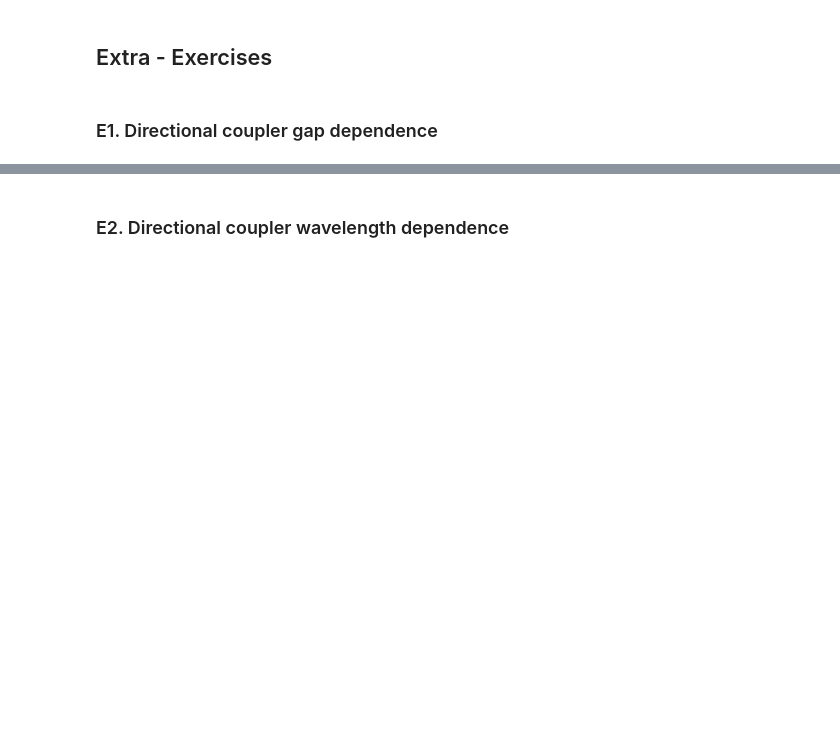
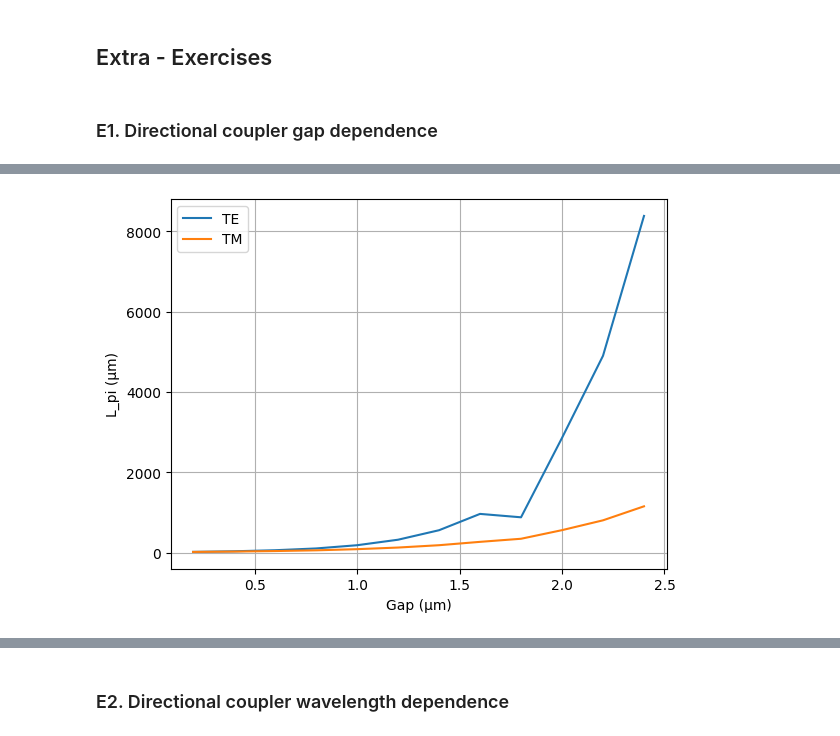
Before and after one commit to miiraandaa/cifoin-lab2, a Jupyter notebook: COUPLERS_Student.ipynb, the cells around one changed output, grey strips where cells are left out. Drawn from its saved outputs; the diff is of its cells as text; code cells hidden in the pictures; blank space fills up the shorter version.

```diff
--- a/COUPLERS_Student.ipynb
+++ b/COUPLERS_Student.ipynb
@@ -760,22 +843,43 @@ m_1x4.propagation()
 # %% [markdown]
 ### E1. Directional coupler gap dependence
 # %%
-gap_to_simulate = 600 * nm # STUDENT. You can manually change the gap
+gap_to_simulate =  np.arange(0.2, 2.6, 0.2) # STUDENT. You can manually change the gap
                             # or you can sweep the parameter using a Python for loop.
 
-deep_dcoupler_cs = gt.modes.WaveguideCoupler(
-    wavelength=wavelength, # Wavelength to simulate - Must be a vector
-    core_width=(1.0, 1.0), # Waveguide width
-    gap=gap_to_simulate,
-    slab_thickness=0 * nm, # For shallow waveguides - Set to 0 if its a deep-etched waveguide.
-    core_material='sin', #  Material of the waveguide
-    clad_material='sio2', # Surrounding material
-    core_thickness=300 * nm, # Waveguide height
-    num_modes=4, # Number of modes to find
-    cache_path='.cache/', # Important! In order to save simulation time, set your cache Path!
-    precision='double',
-    max_grid_scaling=1.5, # Parameters of the grid
-    grid_resolution=20 # Parameters of the grid
-)
+wavelength = 1.55
+
+L_pi_TE = []
+L_pi_TM = []
+
+for g in gap_to_simulate:
+
+    deep_dcoupler_cs = gt.modes.WaveguideCoupler(
+        wavelength=wavelength, # Wavelength to simulate - Must be a vector
+        core_width=(1.0, 1.0), # Waveguide width
+        gap=float(g),
+        slab_thickness=0 * nm, # For shallow waveguides - Set to 0 if its a deep-etched waveguide.
+        core_material='sin', #  Material of the waveguide
+        clad_material='sio2', # Surrounding material
+        core_thickness=300 * nm, # Waveguide height
+        num_modes=4, # Number of modes to find
+        cache_path='.cache/', # Important! In order to save simulation time, set your cache Path!
+        precision='double',
+        max_grid_scaling=1.5, # Parameters of the grid
+        grid_resolution=20 # Parameters of the grid
+    )
 
 # STUDENT. Plot goes here
+    neff = deep_dcoupler_cs.n_eff
+
+    L_pi_TE.append(0.5 * wavelength / (neff[0].real - neff[1].real))
+    L_pi_TM.append(0.5 * wavelength / (neff[2].real - neff[3].real))
+
+# PLOT
+plt.plot(gap_to_simulate, L_pi_TE, label="TE")
+plt.plot(gap_to_simulate, L_pi_TM, label="TM")
+plt.xlabel("Gap (µm)")
+plt.ylabel("L_pi (µm)")
+plt.legend()
+plt.grid()
+plt.show()
+# %% [output]
@@ -781,0 +900 @@ deep_dcoupler_cs = gt.modes.WaveguideCoupler(
+[figure, added]
```
Also changed, not shown: parts of 11 cells of this notebook, 3 other files.
